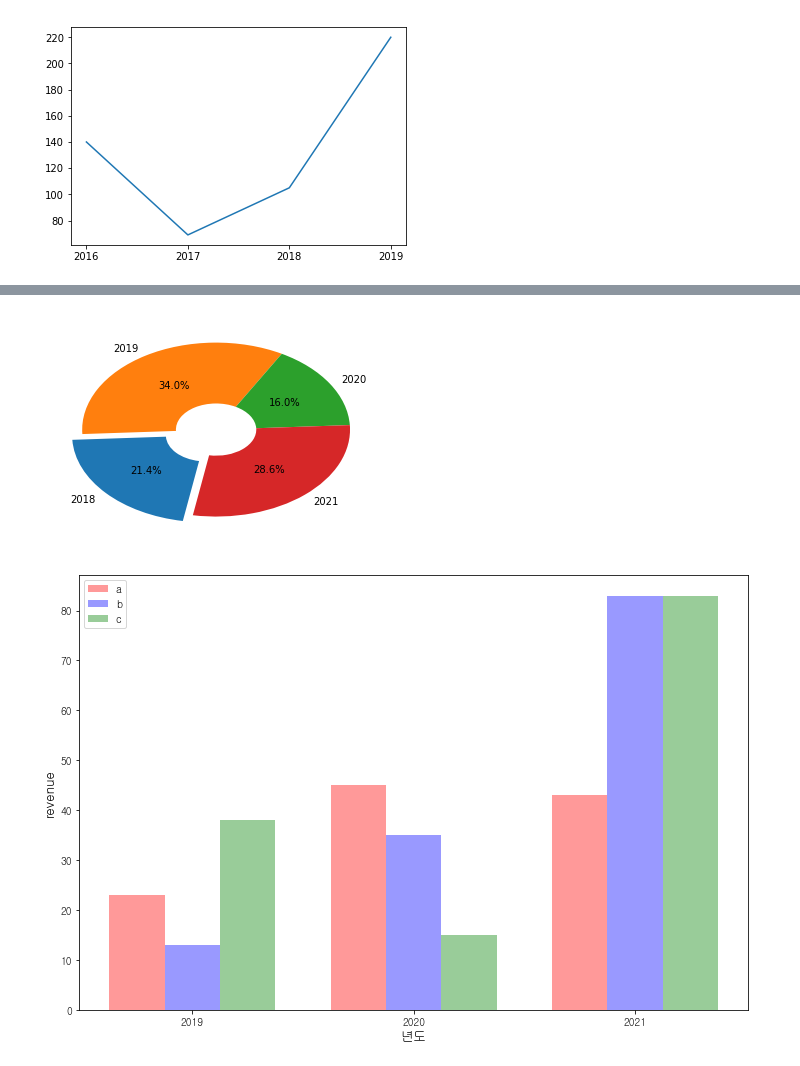
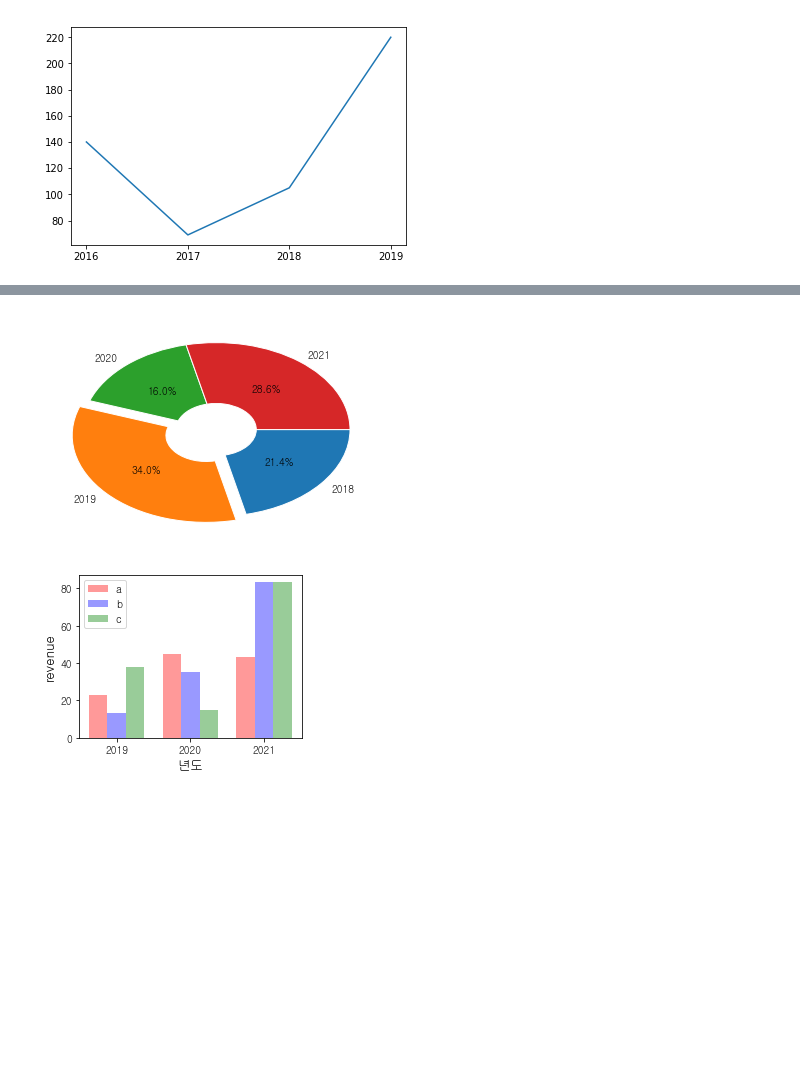
Before and after one commit to multicampusInstructor/smartfactory, a Jupyter notebook: visualization.ipynb, the cells around one changed output, grey strips where cells are left out. Saved outputs shown, nothing was run; the diff lists cells and outputs as text; code cells hidden in the pictures; blank space fills up the shorter version.

```diff
--- a/visualization.ipynb
+++ b/visualization.ipynb
@@ -40,36 +51,36 @@ for sub in range(3,8):
 # %%
 abc = {'width':0.7,'edgecolor':'w', 'linewidth':0}
-plt.pie(sale,labels=year,autopct='%0.1f%%',startangle=260,
-        counterclock=False,explode=[0.1,0,0,0],shadow=False,wedgeprops=abc)
+plt.pie(sale,labels=year,autopct='%0.1f%%',startangle=0,
+        counterclock=False,explode=[0,0.1,0,0],shadow=False,wedgeprops=abc)
 plt.show()
 # %% [output]
-[figure, old version]
+[figure, new version]
 # %%
 import numpy as np
 a = [23,45,43]
 b = [13,35,83]
 c = [38,15,83]
 year1 = year = ['2019','2020','2021']
 index = np.arange(3)
 bar_width = 0.25
-plt.figure(figsize=(12,8))
+plt.figure(figsize=(4,3))
 
 b1 = plt.bar(index, a, bar_width, alpha=0.4, color='red', label='a')
 
 b2 = plt.bar(index + bar_width, b, bar_width, alpha=0.4, color='blue', label='b')
 
 b3 = plt.bar(index + 2 * bar_width, c, bar_width, alpha=0.4, color='green', label='c')
 
 # x축 위치를 정 가운데로 조정하고 x축의 텍스트를 year 정보와 매칭
 plt.xticks(np.arange(bar_width, 3 + bar_width, 1), year)
 
 # x축, y축 이름 및 범례 설정
 plt.xlabel('년도', size = 13)
 plt.ylabel('revenue', size = 13)
 plt.legend()
 plt.show()
 # %% [output]
-[figure, old version]
+[figure, new version]
 # %%
 from matplotlib import font_manager, rc
 font_path = "C:/Windows/Fonts/NGULIM.TTF"
```
Also changed, not shown: parts of 3 cells of this notebook.
